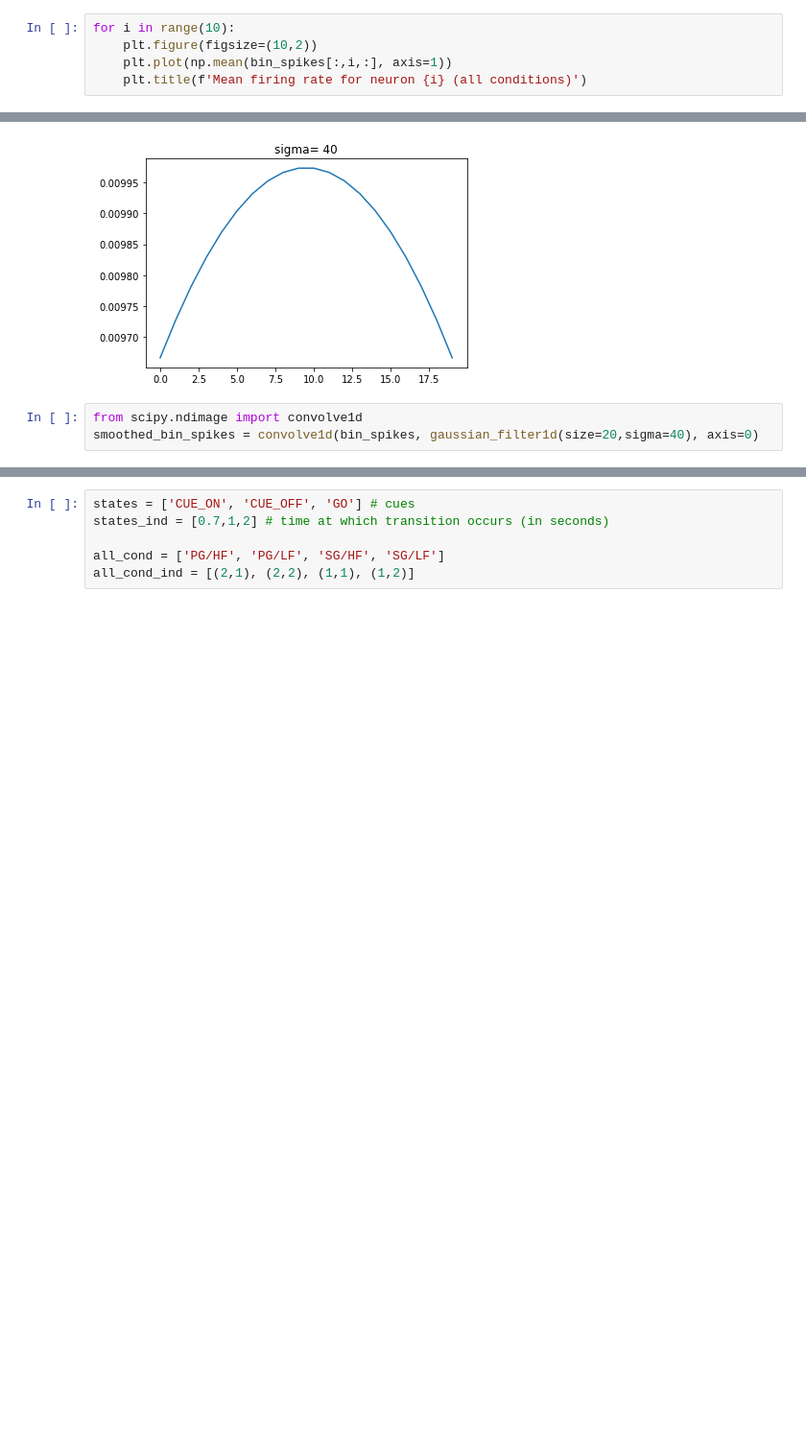
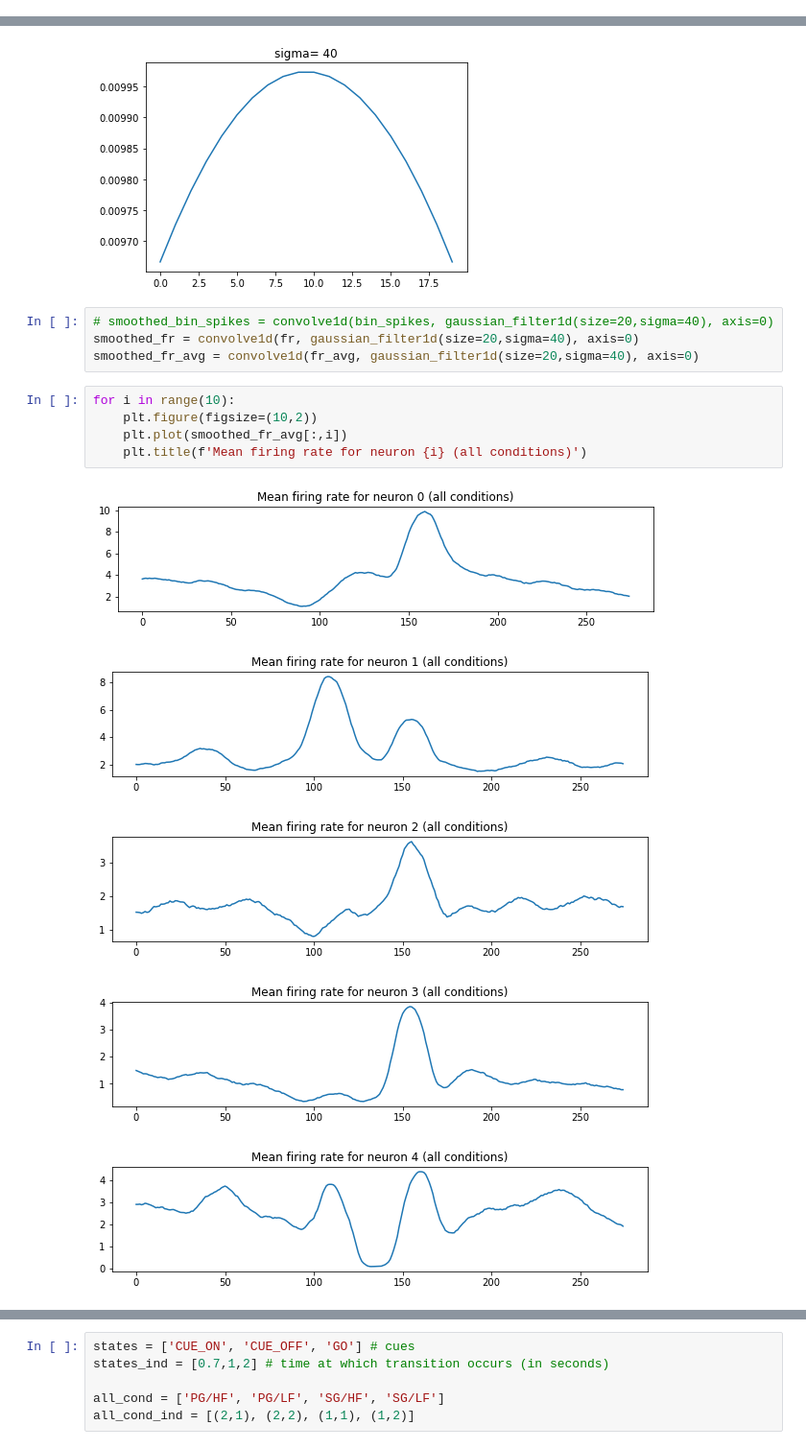
Before and after one commit to CONECT-INT/2022_CENTURI-SummerSchool, a Jupyter notebook: dev/dataset2_river.ipynb, the cells around one changed output, grey strips where cells are left out. Shown at 96% size. Cells and saved outputs as stored; diff of their text form; blank space fills up the shorter version.

```diff
--- a/dev/dataset2_river.ipynb
+++ b/dev/dataset2_river.ipynb
@@ -100,5 +76,0 @@ for i in range(10):
-# %%
-for i in range(10):
-    plt.figure(figsize=(10,2))
-    plt.plot(np.mean(bin_spikes[:,i,:], axis=1))
-    plt.title(f'Mean firing rate for neuron {i} (all conditions)')
@@ -128,5 +90,17 @@ plt.show()
 # %% [output]
 [figure]
 # %%
-from scipy.ndimage import convolve1d
-smoothed_bin_spikes = convolve1d(bin_spikes, gaussian_filter1d(size=20,sigma=40), axis=0)
+# smoothed_bin_spikes = convolve1d(bin_spikes, gaussian_filter1d(size=20,sigma=40), axis=0)
+smoothed_fr = convolve1d(fr, gaussian_filter1d(size=20,sigma=40), axis=0)
+smoothed_fr_avg = convolve1d(fr_avg, gaussian_filter1d(size=20,sigma=40), axis=0)
+# %%
+for i in range(10):
+    plt.figure(figsize=(10,2))
+    plt.plot(smoothed_fr_avg[:,i])
+    plt.title(f'Mean firing rate for neuron {i} (all conditions)')
+# %% [output]
+[figure, new version]
+[figure, new version]
+[figure, new version]
+[figure, new version]
+[figure, new version]
```
Also changed, not shown: parts of 38 cells of this notebook.
